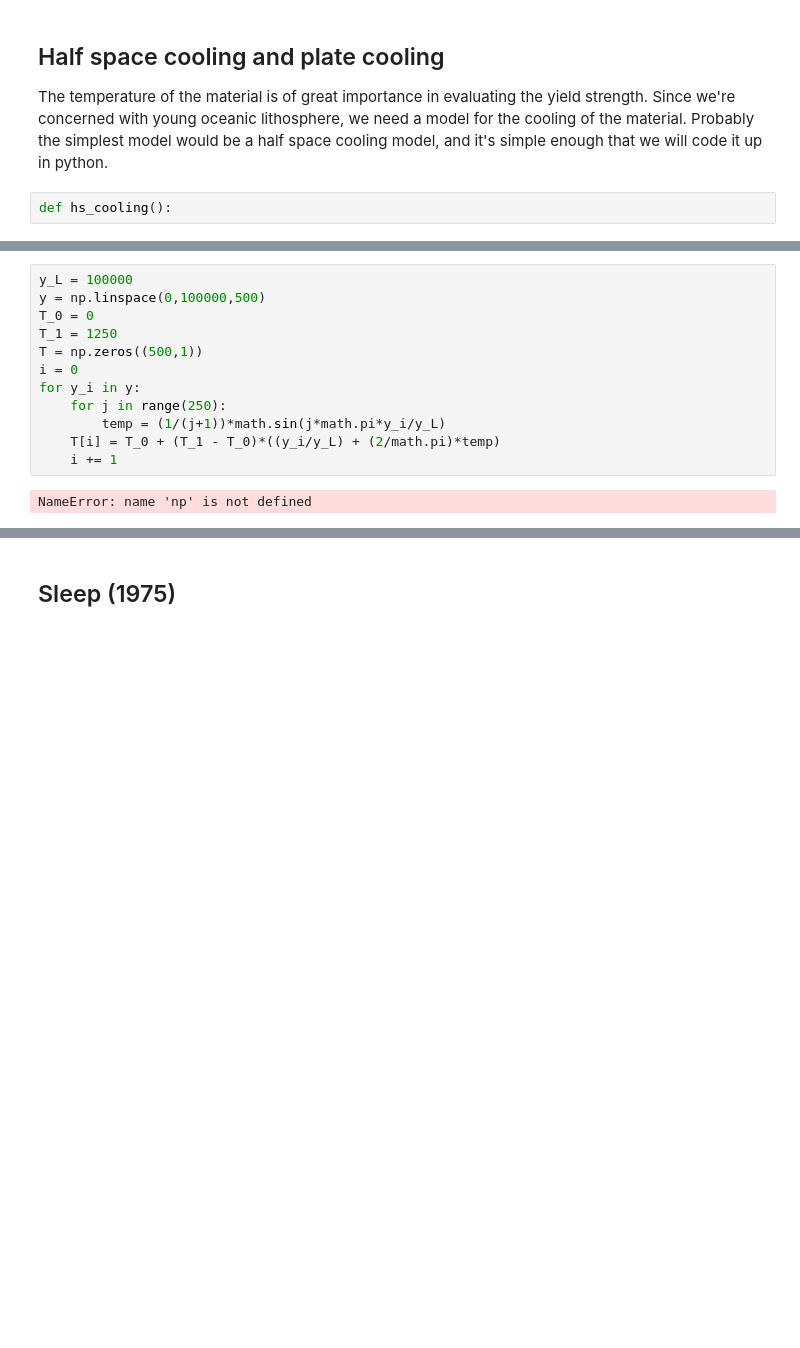
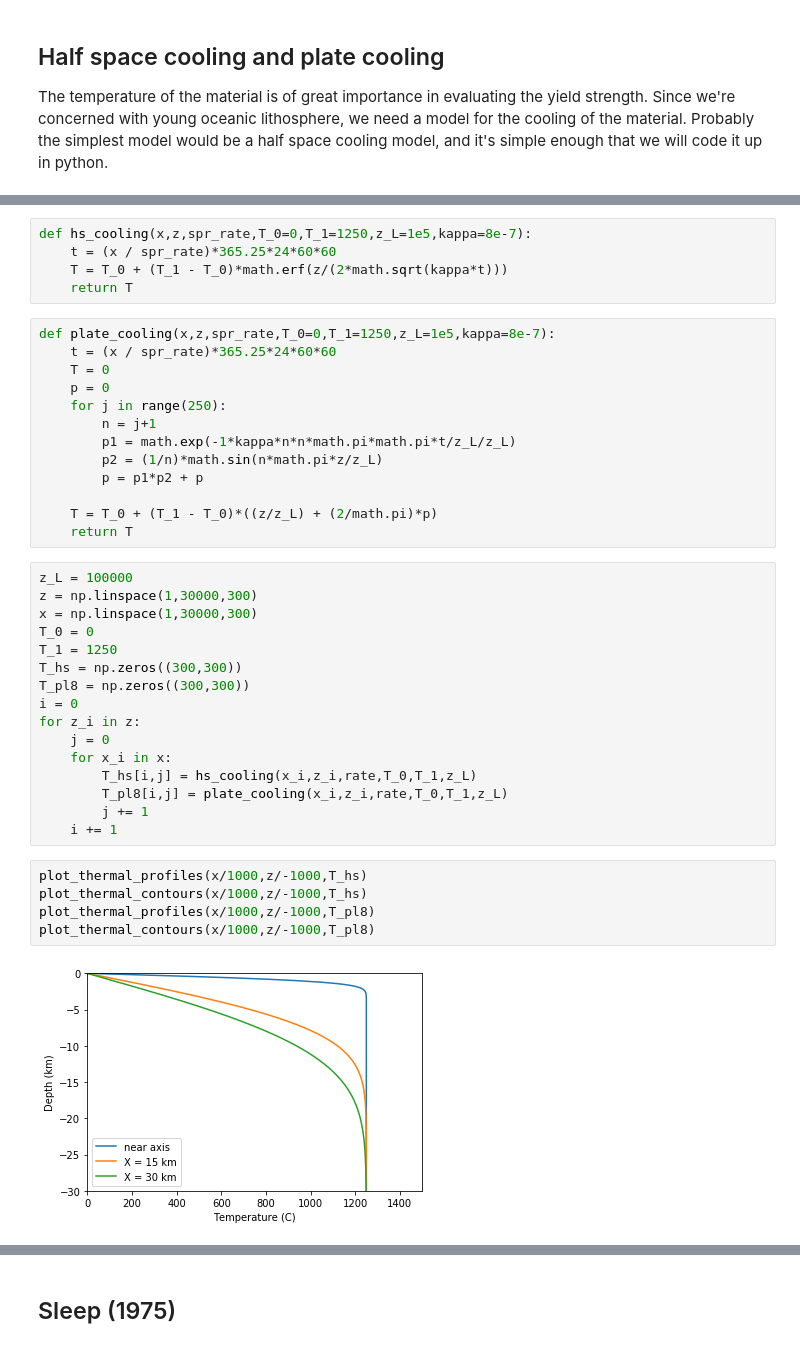
Before and after one commit to hughaharper/yield-strength-envelope, a Jupyter notebook: src/thermal/Thermal-models.ipynb, the cells around one changed output, grey strips where cells are left out. Drawn from its saved outputs; the diff is of its cells as text; blank space fills up the shorter version.

Commit message:
Added demo of halfspace n plate cooling to notebook

```diff
--- a/src/thermal/Thermal-models.ipynb
+++ b/src/thermal/Thermal-models.ipynb
@@ -51,5 +55,3 @@ def plot_thermal_contours(x,z,t):
 # %% [markdown]
 ## Half space cooling and plate cooling
 The temperature of the material is of great importance in evaluating the yield strength. Since we're concerned with young oceanic lithosphere, we need a model for the cooling of the material. Probably the simplest model would be a half space cooling model, and it's simple enough that we will code it up in python.
-# %%
-def hs_cooling():
@@ -73,14 +58,41 @@ SyntaxError: invalid syntax (<ipython-input-2-e87f8a1b7560>, line 7)
-# %%
-y_L = 100000
-y = np.linspace(0,100000,500)
-T_0 = 0
-T_1 = 1250
-T = np.zeros((500,1))
-i = 0
-for y_i in y:
-    for j in range(250):
-        temp = (1/(j+1))*math.sin(j*math.pi*y_i/y_L)
-    T[i] = T_0 + (T_1 - T_0)*((y_i/y_L) + (2/math.pi)*temp)
-    i += 1
-# %% [output]
-NameError: name 'np' is not defined
+# %%
+def hs_cooling(x,z,spr_rate,T_0=0,T_1=1250,z_L=1e5,kappa=8e-7):
+    t = (x / spr_rate)*365.25*24*60*60
+    T = T_0 + (T_1 - T_0)*math.erf(z/(2*math.sqrt(kappa*t)))
+    return T
+# %%
+def plate_cooling(x,z,spr_rate,T_0=0,T_1=1250,z_L=1e5,kappa=8e-7):
+    t = (x / spr_rate)*365.25*24*60*60
+    T = 0
+    p = 0
+    for j in range(250):
+        n = j+1
+        p1 = math.exp(-1*kappa*n*n*math.pi*math.pi*t/z_L/z_L)
+        p2 = (1/n)*math.sin(n*math.pi*z/z_L)
+        p = p1*p2 + p
+
+    T = T_0 + (T_1 - T_0)*((z/z_L) + (2/math.pi)*p)
+    return T
+# %%
+z_L = 100000
+z = np.linspace(1,30000,300)
+x = np.linspace(1,30000,300)
+T_0 = 0
+T_1 = 1250
+T_hs = np.zeros((300,300))
+T_pl8 = np.zeros((300,300))
+i = 0
+for z_i in z:
+    j = 0
+    for x_i in x:
+        T_hs[i,j] = hs_cooling(x_i,z_i,rate,T_0,T_1,z_L)
+        T_pl8[i,j] = plate_cooling(x_i,z_i,rate,T_0,T_1,z_L)
+        j += 1
+    i += 1
+# %%
+plot_thermal_profiles(x/1000,z/-1000,T_hs)
+plot_thermal_contours(x/1000,z/-1000,T_hs)
+plot_thermal_profiles(x/1000,z/-1000,T_pl8)
+plot_thermal_contours(x/1000,z/-1000,T_pl8)
+# %% [output]
+[figure, added]
```
Also changed, not shown: parts of 11 cells of this notebook.
